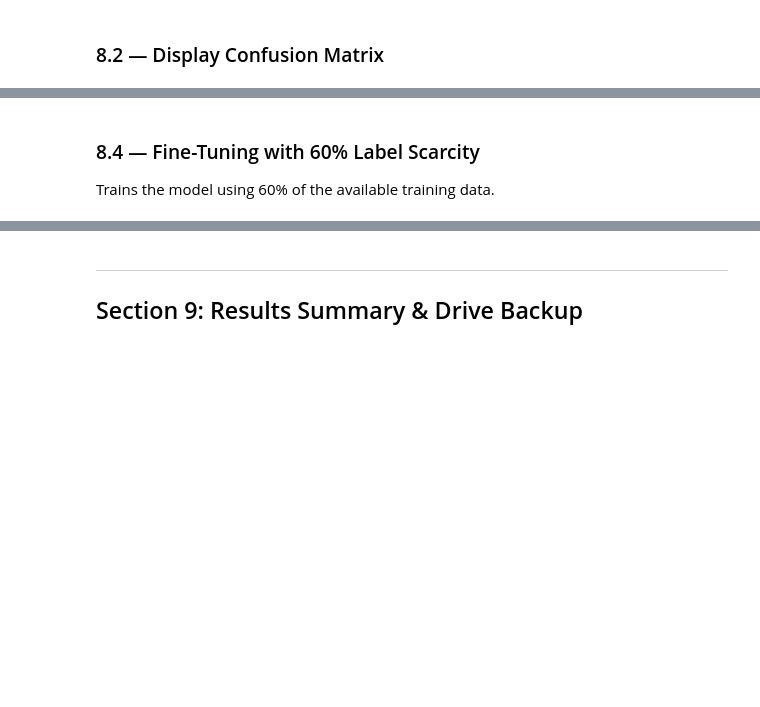
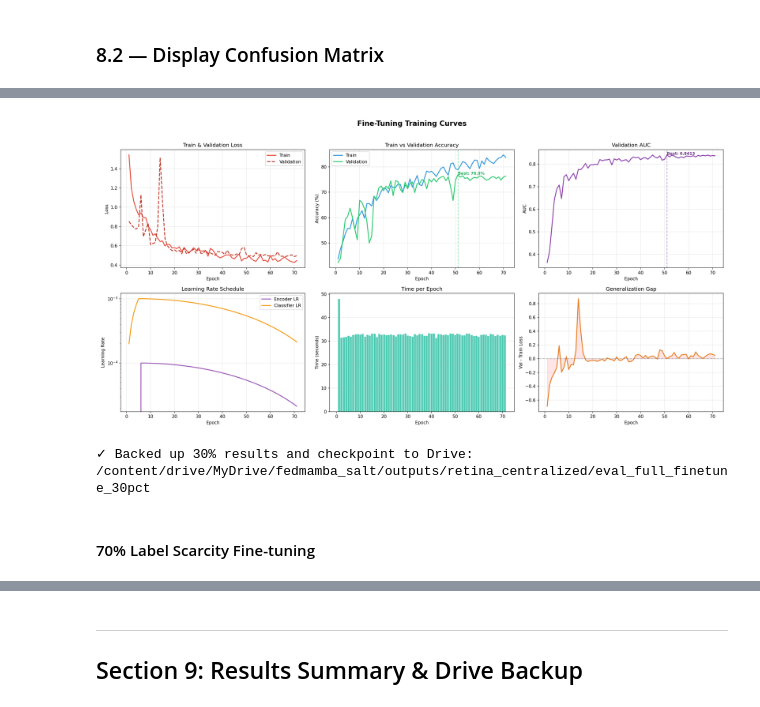
Before and after one commit to mohamed-aliii/FedMamba-SALT, a Jupyter notebook: notebooks/FedMamba_SALT_Centralized.ipynb, the cells around one changed output, grey strips where cells are left out. Drawn from its saved outputs; the diff is of its cells as text; code cells hidden in the pictures; blank space fills up the shorter version.

```diff
--- a/notebooks/FedMamba_SALT_Centralized.ipynb
+++ b/notebooks/FedMamba_SALT_Centralized.ipynb
@@ -70,0 +137,18 @@ os.makedirs(DRIVE_OUTPUT, exist_ok=True)
+# %%
+import os
+
+print(f"Contents of local output directory ({OUTPUT_DIR}):")
+if os.path.exists(OUTPUT_DIR):
+    for f in os.listdir(OUTPUT_DIR):
+        print(f"  - {f}")
+else:
+    print(f"  Directory not found: {OUTPUT_DIR}")
+
+print(f"\nContents of Drive output directory ({DRIVE_OUTPUT}):")
+if os.path.exists(DRIVE_OUTPUT):
+    for f in os.listdir(DRIVE_OUTPUT):
+        print(f"  - {f}")
+else:
+    print(f"  Directory not found: {DRIVE_OUTPUT}")
+
+print("\nPlease ensure 'ckpt_latest.pth' is present in one of these locations.")
@@ -611,5 +863,19 @@ if os.path.exists(cm_30): display(Image(filename=cm_30))
-# %% [markdown]
-### 8.4 — Fine-Tuning with 60% Label Scarcity
-
-Trains the model using 60% of the available training data.
+# %%
+curves_30 = os.path.join(EVAL_FT_30_DIR, "finetune_30pct", "training_curves_full_finetune_30pct.png")
+cm_30 = os.path.join(EVAL_FT_30_DIR, "confusion_matrix_full_finetune_30pct.png")
+if os.path.exists(curves_30): display(Image(filename=curves_30))
+if os.path.exists(cm_30): display(Image(filename=cm_30))
+
+# Backup immediately to Drive
+drive_eval_30_dir = os.path.join(DRIVE_OUTPUT, "eval_full_finetune_30pct")
+if os.path.exists(EVAL_FT_30_DIR):
+    if os.path.exists(drive_eval_30_dir):
+        shutil.rmtree(drive_eval_30_dir)
+    shutil.copytree(EVAL_FT_30_DIR, drive_eval_30_dir)
+    print(f"\n✓ Backed up 30% results and checkpoint to Drive: {drive_eval_30_dir}")
+# %% [output]
+[figure, added]
+✓ Backed up 30% results and checkpoint to Drive: /content/drive/MyDrive/fedmamba_salt/outputs/retina_centralized/eval_full_finetune_30pct
+# %% [markdown]
+#### 70% Label Scarcity Fine-tuning
 # %%
```
Also changed, not shown: parts of 41 cells of this notebook, 2 other files.
